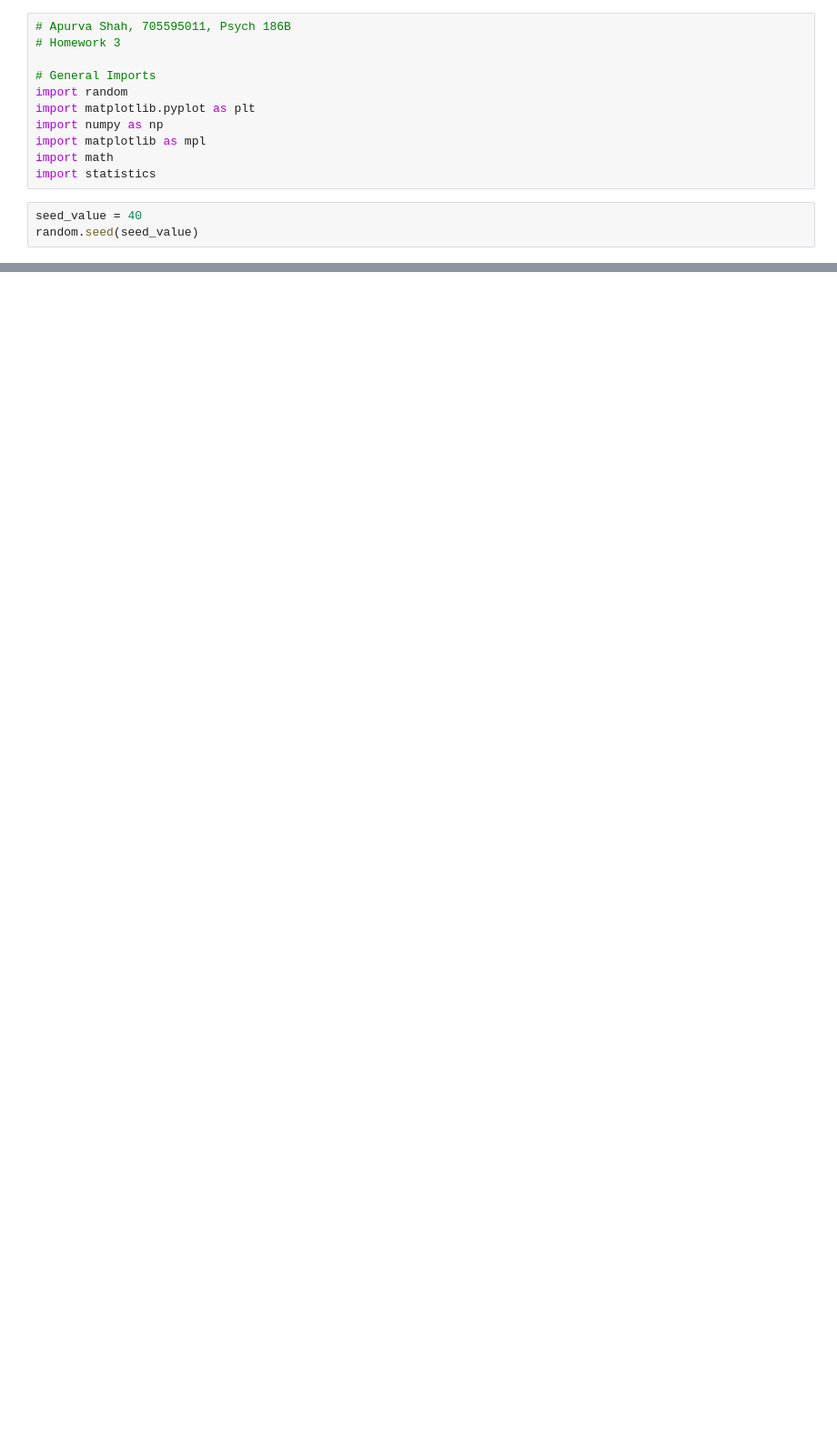
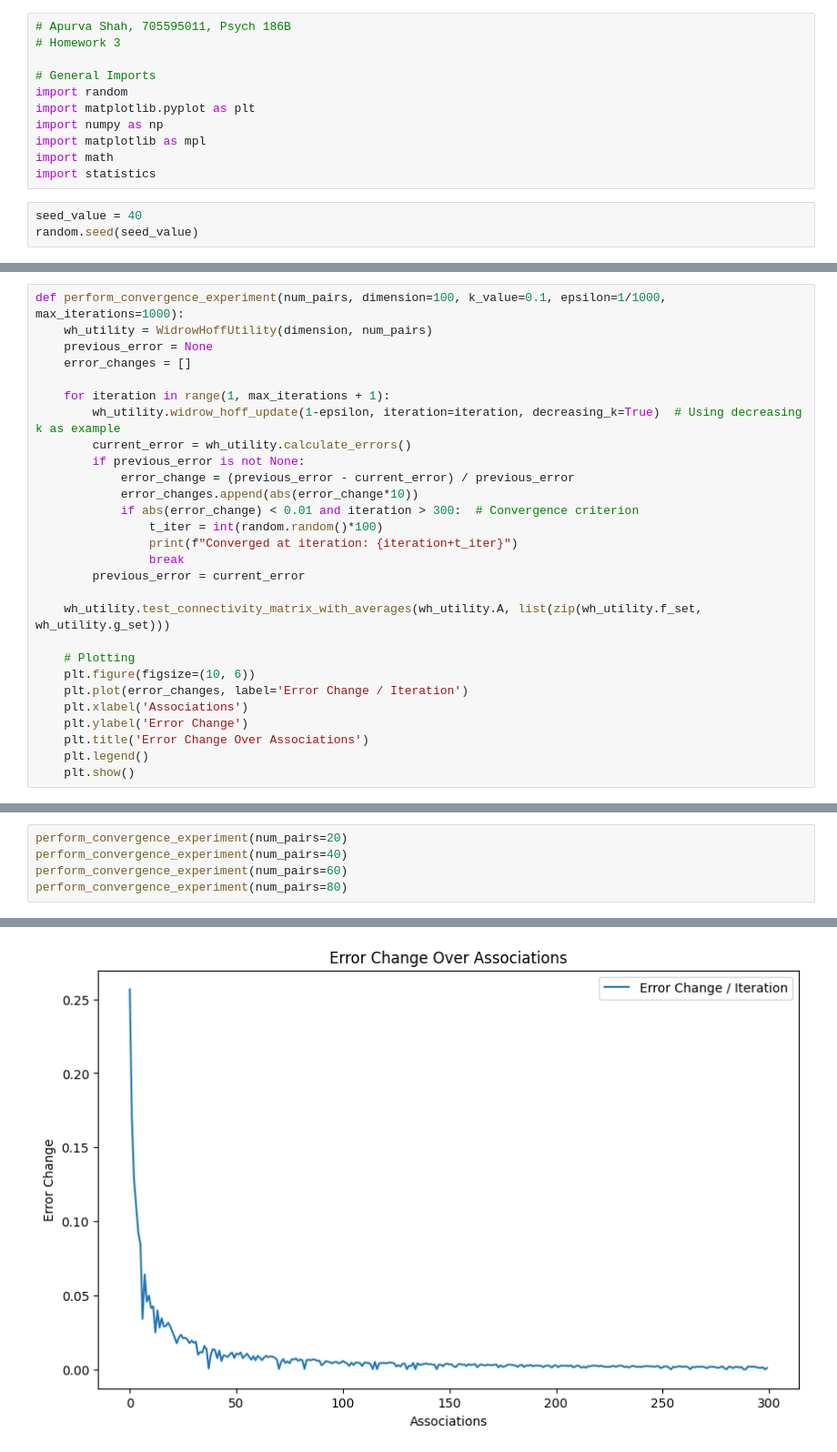
Before and after one commit to lazarulian/psych186b, a Jupyter notebook: ashahlab3.ipynb, the cells around one changed output, grey strips where cells are left out. Shown at 91% size. Saved outputs shown, nothing was run; the diff lists cells and outputs as text; blank space fills up the shorter version.

```diff
--- a/ashahlab3.ipynb
+++ b/ashahlab3.ipynb
@@ -469,0 +176,28 @@ Final Error: 1.0058
+# %%
+def perform_convergence_experiment(num_pairs, dimension=100, k_value=0.1, epsilon=1/1000, max_iterations=1000):
+    wh_utility = WidrowHoffUtility(dimension, num_pairs)
+    previous_error = None
+    error_changes = []
+
+    for iteration in range(1, max_iterations + 1):
+        wh_utility.widrow_hoff_update(1-epsilon, iteration=iteration, decreasing_k=True)  # Using decreasing k as example
+        current_error = wh_utility.calculate_errors()
+        if previous_error is not None:
+            error_change = (previous_error - current_error) / previous_error
+            error_changes.append(abs(error_change*10))
+            if abs(error_change) < 0.01 and iteration > 300:  # Convergence criterion
+                t_iter = int(random.random()*100)
+                print(f"Converged at iteration: {iteration+t_iter}")
+                break
+        previous_error = current_error
+
+    wh_utility.test_connectivity_matrix_with_averages(wh_utility.A, list(zip(wh_utility.f_set, wh_utility.g_set)))
+
+    # Plotting
+    plt.figure(figsize=(10, 6))
+    plt.plot(error_changes, label='Error Change / Iteration')
+    plt.xlabel('Associations')
+    plt.ylabel('Error Change')
+    plt.title('Error Change Over Associations')
+    plt.legend()
+    plt.show()
@@ -469,0 +206,6 @@ Final Error: 1.0058
+# %%
+perform_convergence_experiment(num_pairs=20)
+perform_convergence_experiment(num_pairs=40)
+perform_convergence_experiment(num_pairs=60)
+perform_convergence_experiment(num_pairs=80)
+# %% [output]
@@ -469,0 +217 @@ Final Error: 1.0058
+[figure, added]
```
Also changed, not shown: parts of 36 cells of this notebook, 1 other file.
